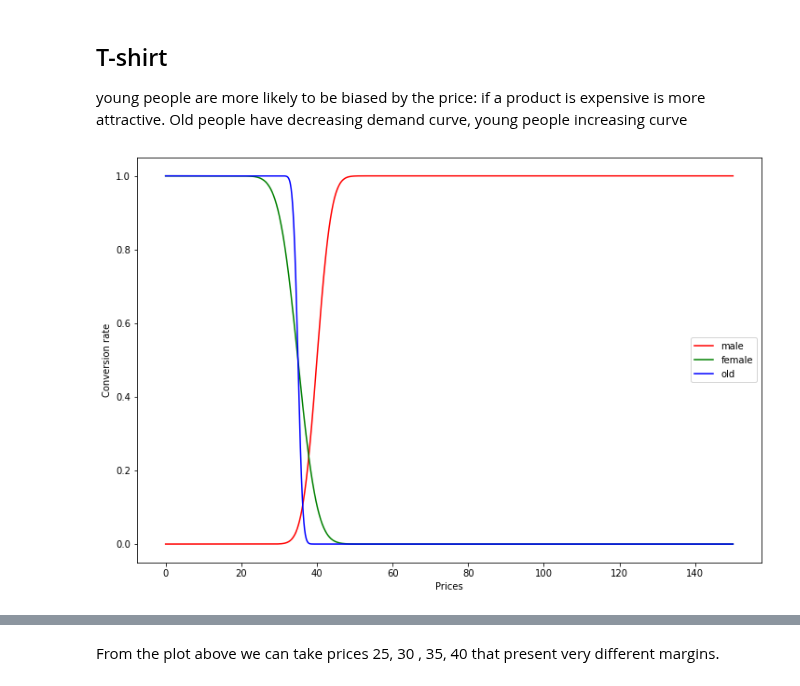
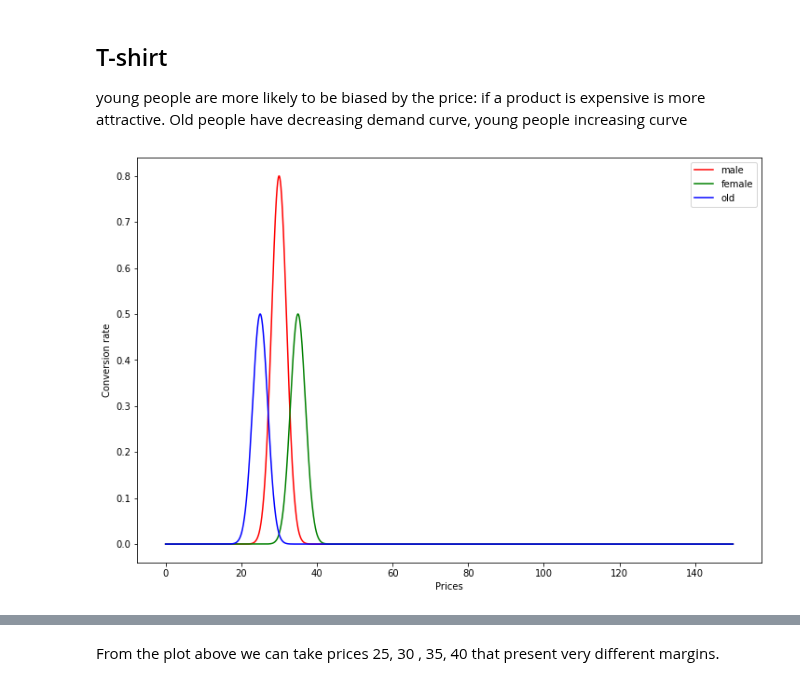
Before and after one commit to VladMarianCimpeanu/OLA_project, a Jupyter notebook: customers_parameters.ipynb, the cells around one changed output, grey strips where cells are left out. Cells and saved outputs as stored; diff of their text form; code cells hidden in the pictures.

```diff
--- a/customers_parameters.ipynb
+++ b/customers_parameters.ipynb
@@ -29,6 +29,11 @@ We assume the number of items bought does not depend on the price.
 | shoes| 1 |  |  | 2 ||
 | hat| 1 |  | 2 |  |  |
 | shirt| 1 |  | 2 |  |  |
+# %%
+def cv_curve(mu, sigma, x, scale):
+    y = norm.pdf(x, mu, sigma)
+    y = y / (max(y) - min(y))
+    return y * scale
 # %%
 import json
 import os
@@ -128,25 +136,26 @@ prices = np.linspace(0, MAXIMUM_PRICE, cents * MAXIMUM_PRICE) # we consider the
 young people are more likely to be biased by the price: if a product is expensive is more attractive. Old people have decreasing demand curve, young people increasing curve
 # %%
 
-mu_1 = [40, 35, 35]
-sigma_1 = [3, 4, 1]
+mu_1 = [30, 35, 25]
+sigma_1 = [2, 2, 2]
+scale = [0.8, 0.5, 0.5]
 cv_1 = []
-cv_1.append(norm.cdf(prices, mu_1[0], sigma_1[0]))
-cv_1.append(1 - norm.cdf(prices, mu_1[1], sigma_1[1]))
-cv_1.append(1 - norm.cdf(prices, mu_1[2], sigma_1[2]))
+cv_1.append(cv_curve(mu_1[0], sigma_1[0], prices, scale[0]))
+cv_1.append(cv_curve(mu_1[1], sigma_1[1], prices, scale[1]))
+cv_1.append(cv_curve(mu_1[2], sigma_1[2], prices, scale[2]))
 cv_1
 
 
 plt.figure(figsize=(12,8))
 plt.plot(prices, cv_1[0], color="red", label="male")
 plt.plot(prices, cv_1[1], color="green", label="female")
 plt.plot(prices, cv_1[2], color="blue", label="old")
 plt.xlabel("Prices")
 plt.ylabel("Conversion rate")
 plt.legend()
 plt.show()
 # %% [output]
-[figure, old version]
+[figure, new version]
 # %%
 expected_margin_1 = 0
 for i in range(classes):
```
Also changed, not shown: parts of 25 cells of this notebook, 6 other files.
